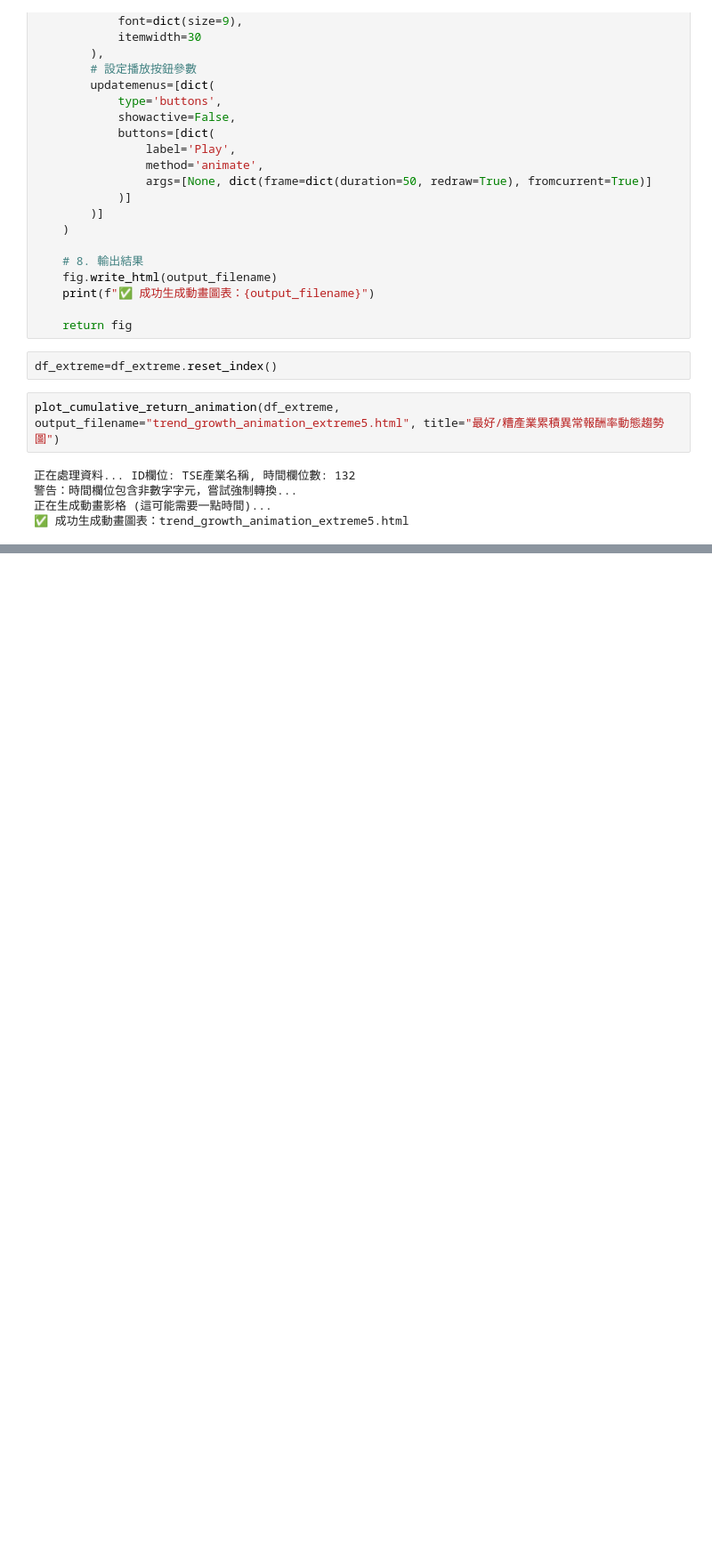
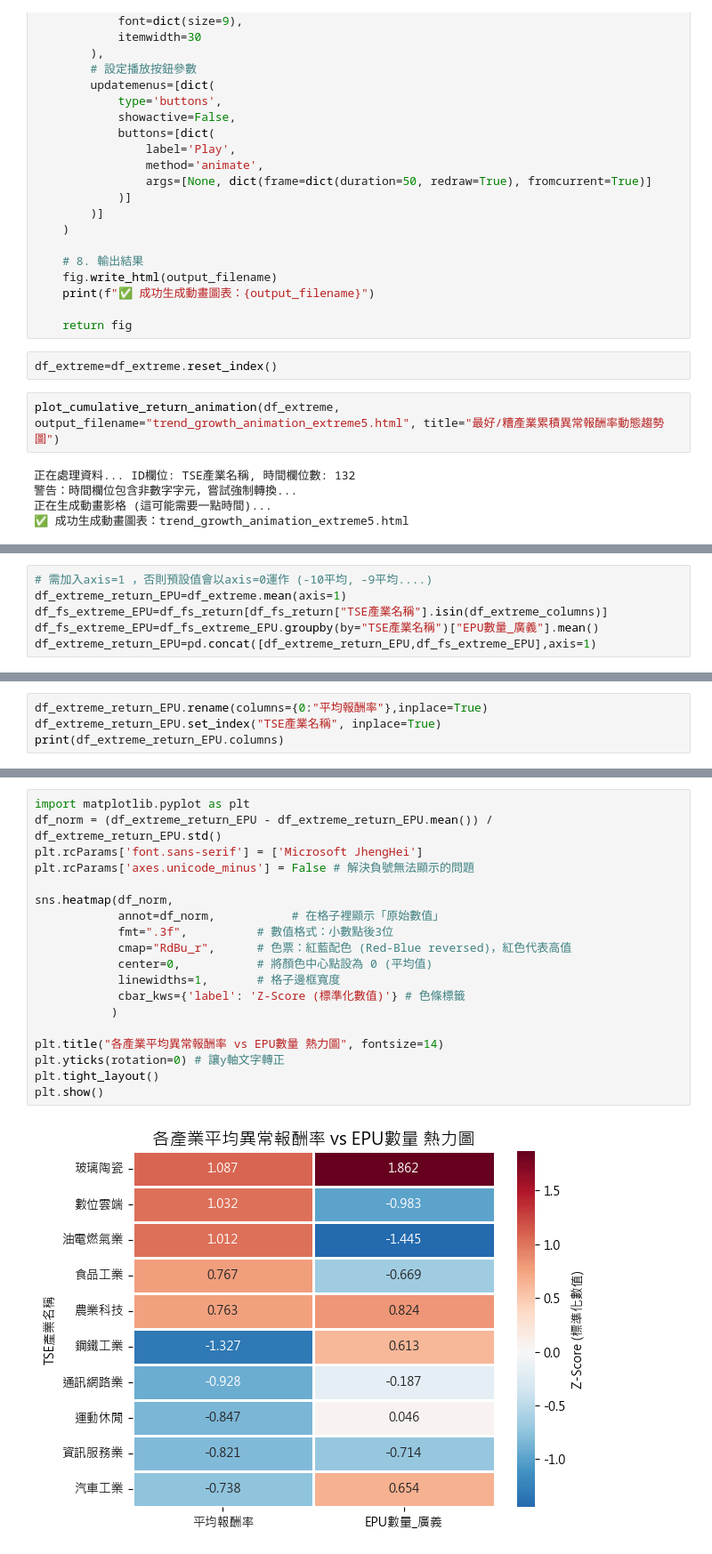
Before and after one commit to Simmonslin/visualization, a Jupyter notebook: stock_visualization.ipynb, the cells around one changed output, grey strips where cells are left out. Shown at 89% size. Cells and saved outputs as stored; diff of their text form; blank space fills up the shorter version.

```diff
--- a/stock_visualization.ipynb
+++ b/stock_visualization.ipynb
@@ -248,0 +251,6 @@ plot_cumulative_return_animation(df_extreme, output_filename="trend_growth_anima
+# %%
+# 需加入axis=1 ，否則預設值會以axis=0運作 (-10平均, -9平均....)
+df_extreme_return_EPU=df_extreme.mean(axis=1)
+df_fs_extreme_EPU=df_fs_return[df_fs_return["TSE產業名稱"].isin(df_extreme_columns)]
+df_fs_extreme_EPU=df_fs_extreme_EPU.groupby(by="TSE產業名稱")["EPU數量_廣義"].mean()
+df_extreme_return_EPU=pd.concat([df_extreme_return_EPU,df_fs_extreme_EPU],axis=1)
@@ -248,0 +259,4 @@ plot_cumulative_return_animation(df_extreme, output_filename="trend_growth_anima
+# %%
+df_extreme_return_EPU.rename(columns={0:"平均報酬率"},inplace=True)
+df_extreme_return_EPU.set_index("TSE產業名稱", inplace=True)
+print(df_extreme_return_EPU.columns)
@@ -248,0 +281,21 @@ plot_cumulative_return_animation(df_extreme, output_filename="trend_growth_anima
+# %%
+import matplotlib.pyplot as plt
+df_norm = (df_extreme_return_EPU - df_extreme_return_EPU.mean()) / df_extreme_return_EPU.std()
+plt.rcParams['font.sans-serif'] = ['Microsoft JhengHei']
+plt.rcParams['axes.unicode_minus'] = False # 解決負號無法顯示的問題
+
+sns.heatmap(df_norm,
+            annot=df_norm,           # 在格子裡顯示「原始數值」
+            fmt=".3f",          # 數值格式：小數點後3位
+            cmap="RdBu_r",      # 色票：紅藍配色 (Red-Blue reversed)，紅色代表高值
+            center=0,           # 將顏色中心點設為 0 (平均值)
+            linewidths=1,       # 格子邊框寬度
+            cbar_kws={'label': 'Z-Score (標準化數值)'} # 色條標籤
+           )
+
+plt.title("各產業平均異常報酬率 vs EPU數量 熱力圖", fontsize=14)
+plt.yticks(rotation=0) # 讓y軸文字轉正
+plt.tight_layout()
+plt.show()
+# %% [output]
+[figure, added]
```
Also changed, not shown: parts of 7 cells of this notebook.
